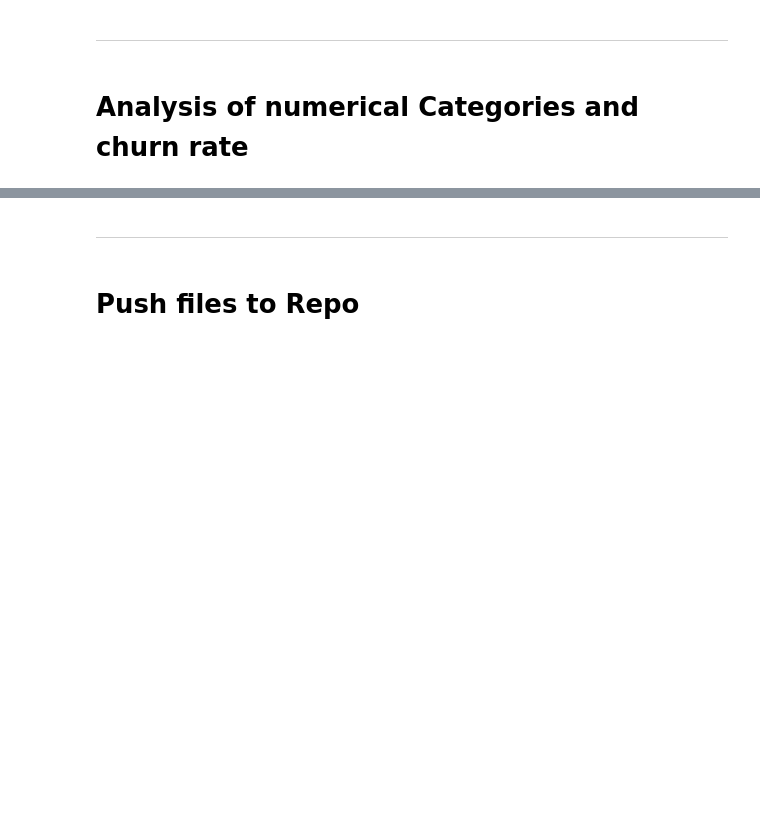
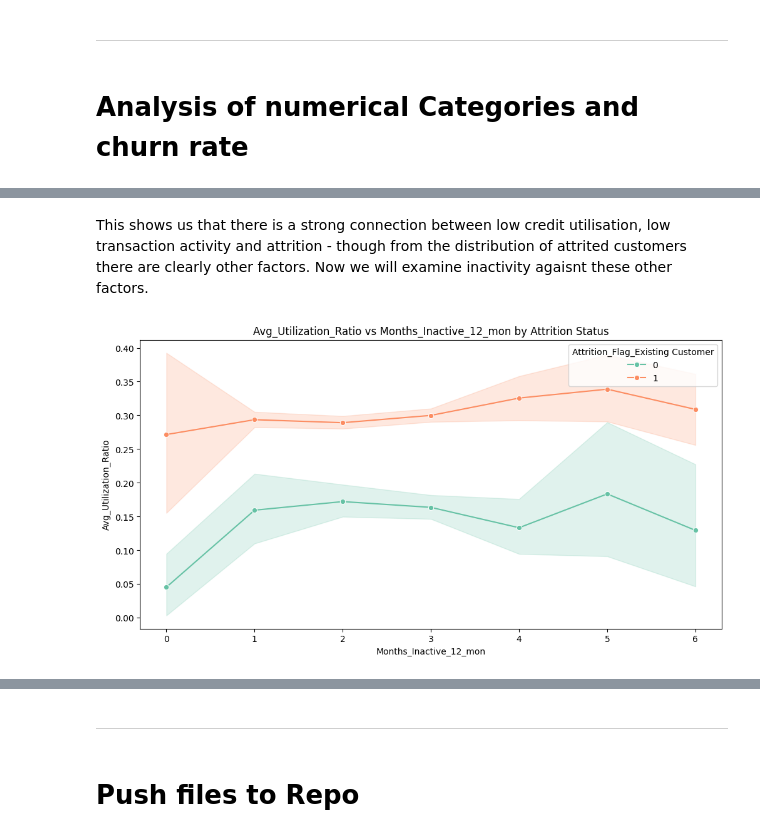
Before and after one commit to Mikeecee1/Team1_Hackathon, a Jupyter notebook: jupyter_notebooks/Visualisation.ipynb, the cells around one changed output, grey strips where cells are left out. Drawn from its saved outputs; the diff is of its cells as text; code cells hidden in the pictures; blank space fills up the shorter version.

```diff
--- a/jupyter_notebooks/Visualisation.ipynb
+++ b/jupyter_notebooks/Visualisation.ipynb
@@ -215,0 +245,14 @@ NOTE
+# %% [markdown]
+This shows us that there is a strong connection between low credit utilisation, low transaction activity and attrition - though from the distribution of attrited customers there are clearly other factors.
+Now we will examine inactivity agaisnt these other factors.
+# %%
+#line plot with months_inactive as x-axis and Avg_Utilization_Ratio coloured by Attrition_Flag_Existing Customer
+
+
+fig, axes = plt.subplots(nrows=1, ncols=1, figsize=(12, 6))
+sns.lineplot(data=df, x="Months_Inactive_12_mon", y="Avg_Utilization_Ratio", hue="Attrition_Flag_Existing Customer", palette="Set2", marker="o")
+plt.title("Avg_Utilization_Ratio vs Months_Inactive_12_mon by Attrition Status")
+plt.xlabel("Months_Inactive_12_mon")
+plt.show()
+# %% [output]
+[figure, added]
```
Also changed, not shown: parts of 11 cells of this notebook.
